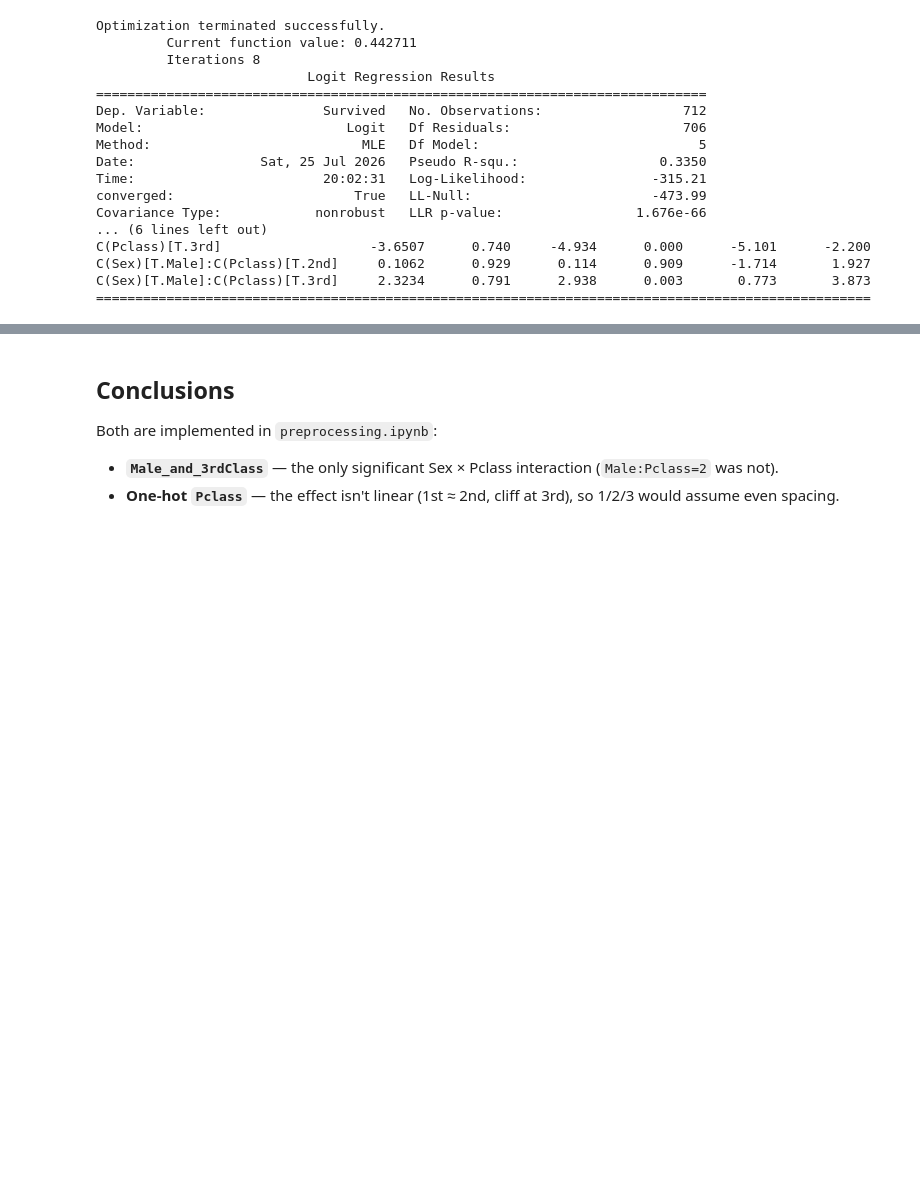
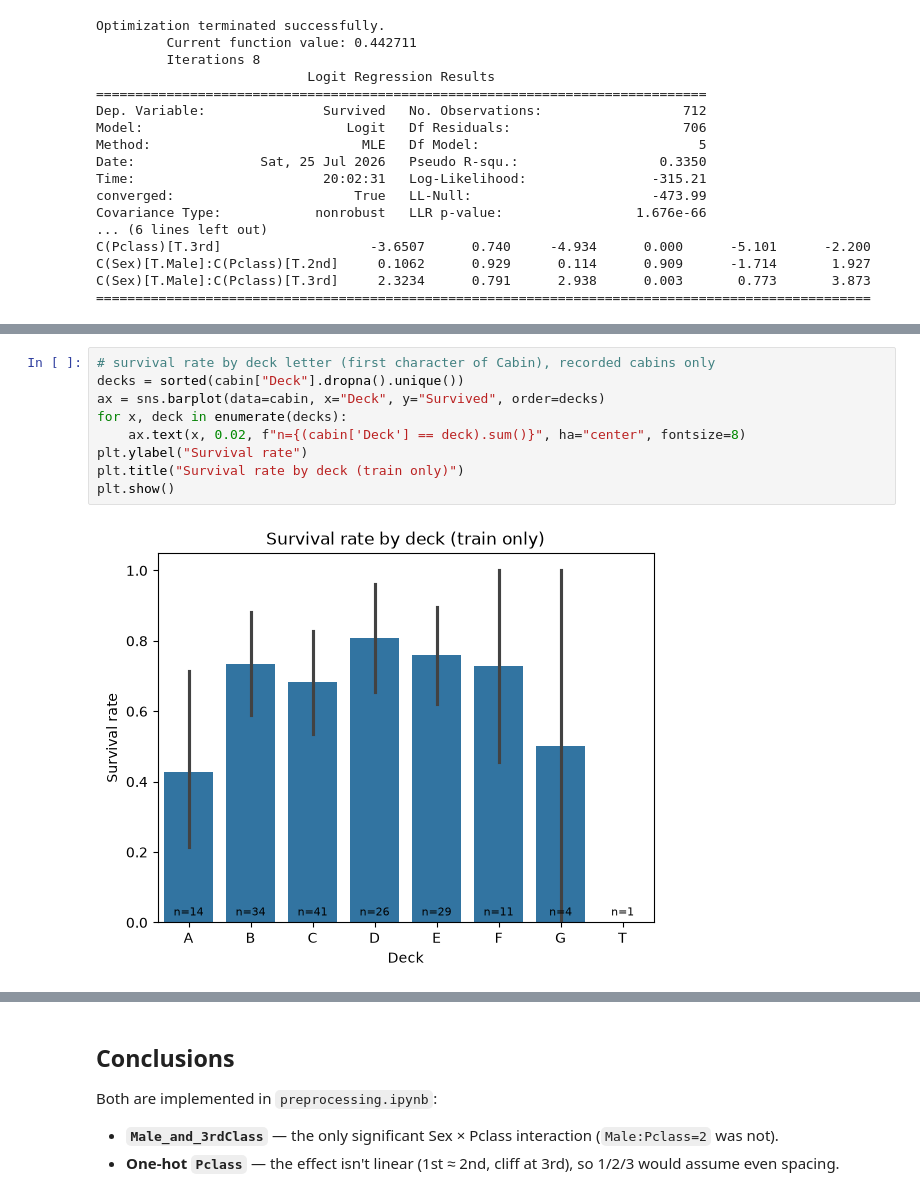
Before and after one commit to NateDeMoro/intro, a Jupyter notebook: notebooks/explore.ipynb, the cells around one changed output, grey strips where cells are left out. Cells and saved outputs as stored; diff of their text form; blank space fills up the shorter version.

```diff
--- a/notebooks/explore.ipynb
+++ b/notebooks/explore.ipynb
@@ -152,0 +196,11 @@ C(Sex)[T.Male]:C(Pclass)[T.3rd]     2.3234      0.791      2.938      0.003
+# %%
+# survival rate by deck letter (first character of Cabin), recorded cabins only
+decks = sorted(cabin["Deck"].dropna().unique())
+ax = sns.barplot(data=cabin, x="Deck", y="Survived", order=decks)
+for x, deck in enumerate(decks):
+    ax.text(x, 0.02, f"n={(cabin['Deck'] == deck).sum()}", ha="center", fontsize=8)
+plt.ylabel("Survival rate")
+plt.title("Survival rate by deck (train only)")
+plt.show()
+# %% [output]
+[figure, added]
```
Also changed, not shown: parts of 6 cells of this notebook, 23 other files.
